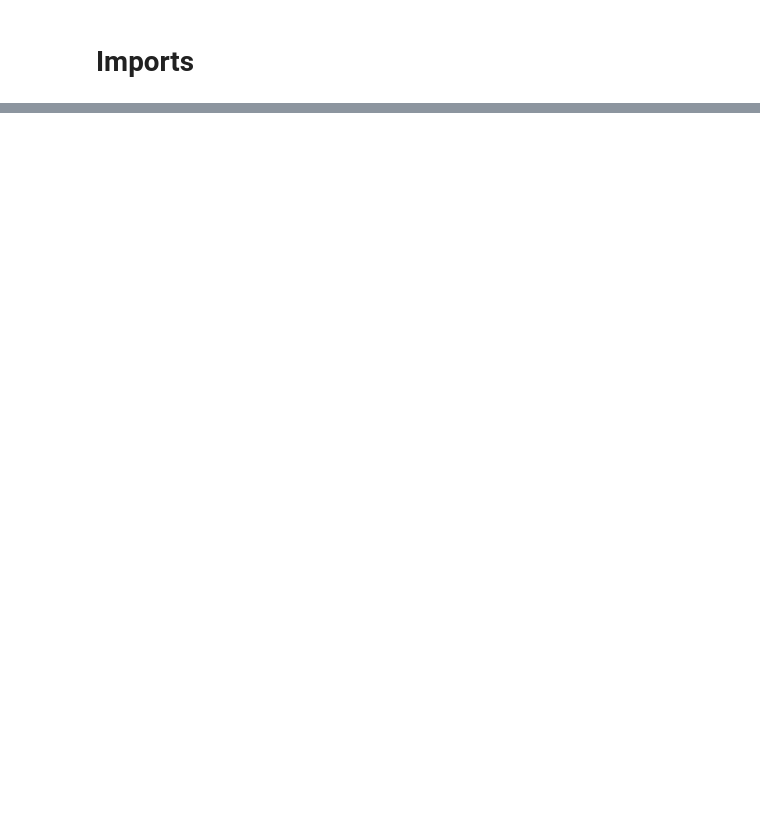
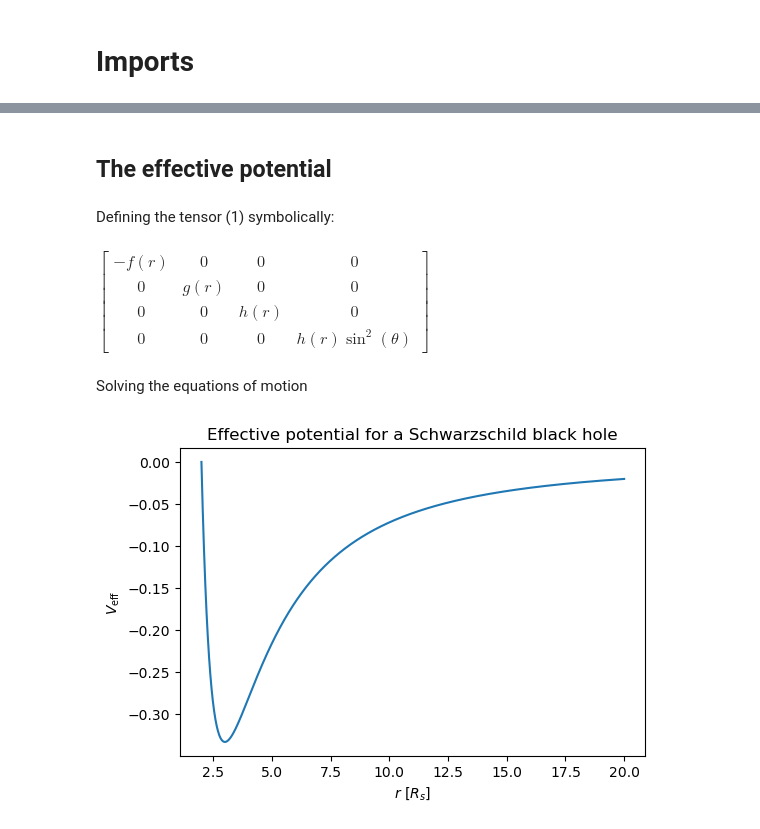
Before and after one commit to AdamSmithOrlik/quantum-black-holes, a Jupyter notebook: notes.ipynb, the cells around one changed output, grey strips where cells are left out. Saved outputs shown, nothing was run; the diff lists cells and outputs as text; code cells hidden in the pictures; blank space fills up the shorter version.

```diff
--- a/notes.ipynb
+++ b/notes.ipynb
@@ -213,0 +23,27 @@ plt.show()
+# %% [markdown]
+## The effective potential
+# %% [markdown]
+Defining the tensor (1) symbolically:
+# %%
+from einsteinpy.symbolic import MetricTensor
+
+# Define the coordinates
+t, r, theta, phi = sp.symbols('t r theta phi')
+
+# Define the metric functions f(r), g(r), and h(r)
+f = sp.Function('f')(r)
+g = sp.Function('g')(r)
+h = sp.Function('h')(r)
+
+# Create the diagonal metric matrix (ds^2 = -f(r) dt^2 + g(r) dr^2 + h(r) (dθ^2 + sin^2(θ) dφ^2))
+m = sp.diag(-f, g, h, h * sp.sin(theta) ** 2).tolist()
+
+# Create the metric tensor
+metric = MetricTensor(m, [t, r, theta, phi])
+
+# Display the metric tensor
+metric.tensor()
+# %% [output]
+$\displaystyle \left[\begin{matrix}- f{\left(r \right)} & 0 & 0 & 0\\0 & g{\left(r \right)} & 0 & 0\\0 & 0 & h{\left(r \right)} & 0\\0 & 0 & 0 & h{\left(r \right)} \sin^{2}{\left(\theta \right)}\end{matrix}\right]$
+# %% [markdown]
+Solving the equations of motion
@@ -213,0 +82,19 @@ plt.show()
+# %%
+rs = 2*M # Schwarzschild radius
+
+r_list = np.linspace(rs, 10*rs, 1000)
+
+params = [E, L, M]
+
+# Calculate the effective potential
+V_eff_list = [V_eff(r, params) for r in r_list]
+
+# Plot the effective potential
+plt.figure(figsize=(6, 4))
+plt.plot(r_list, V_eff_list)
+plt.xlabel(r'$r$ [$R_s$]')
+plt.ylabel(r'$V_{\rm eff}$')
+plt.title('Effective potential for a Schwarzschild black hole')
+plt.show()
+# %% [output]
+[figure, added]
```
Also changed, not shown: parts of 22 cells of this notebook, 8 other files.
